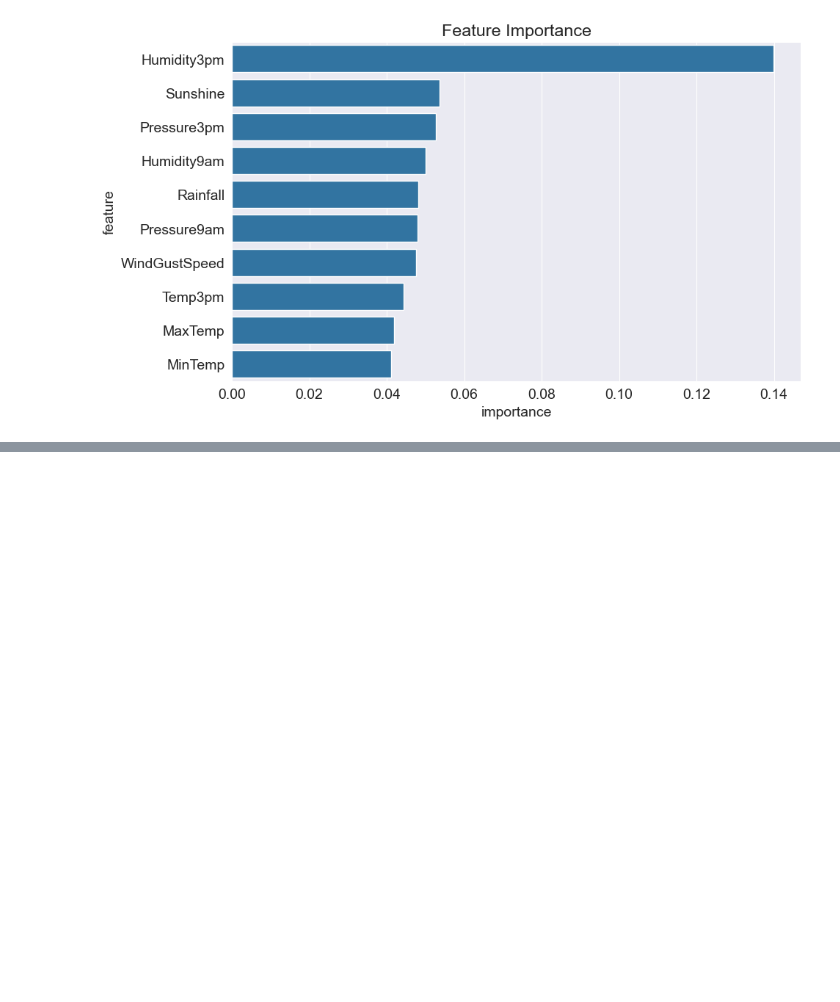
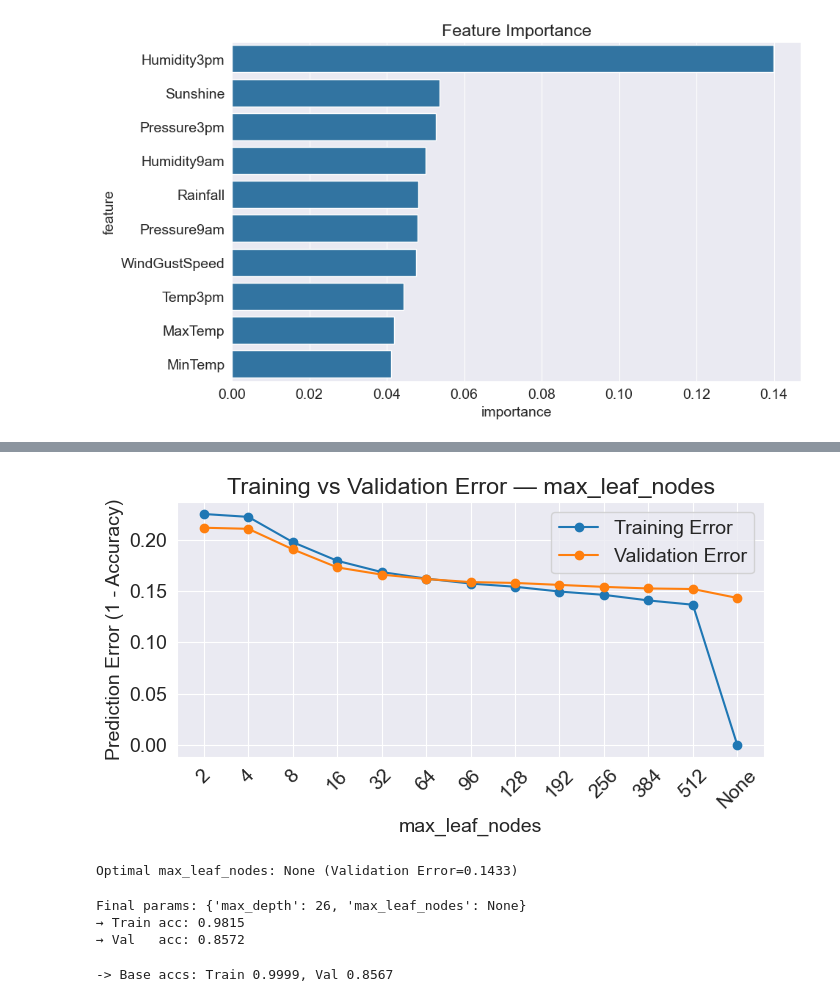
Before and after one commit to baldzhiyski/data-science-course, a Jupyter notebook: scikit-learn-course/desicion-trees-random-forest/decision-tree-forest.ipynb, the cells around one changed output, grey strips where cells are left out. Drawn from its saved outputs; the diff is of its cells as text; code cells hidden in the pictures; blank space fills up the shorter version.

```diff
--- a/scikit-learn-course/desicion-trees-random-forest/decision-tree-forest.ipynb
+++ b/scikit-learn-course/desicion-trees-random-forest/decision-tree-forest.ipynb
@@ -680,0 +835,26 @@ sns.barplot(data=importance_df.head(10), x='importance', y='feature');
+# %%
+# ---------- 2) max_leaf_nodes ----------
+# Reasonable sweep (powers of two + a few extras). Must be >= 2 for sklearn.
+max_leaf_values = [2, 4, 8, 16, 32, 64, 96, 128, 192, 256, 384, 512, None]
+mln_df, best_max_leaf_nodes = sweep_and_plot("max_leaf_nodes", max_leaf_values)
+# %% [output]
+[figure, added]
+Optimal max_leaf_nodes: None (Validation Error=0.1433)
+# %%
+# --- Test the combined best settings ---
+final_params = {
+    "max_depth": best_max_depth,                # e.g. from your sweep
+    "max_leaf_nodes": best_max_leaf_nodes       # e.g. from your sweep
+}
+train_acc, val_acc = test_params(**final_params)
+print("Final params:", final_params)
+print(f"→ Train acc: {train_acc:.4f}")
+print(f"→ Val   acc: {val_acc:.4f}")
+# %% [output]
+Final params: {'max_depth': 26, 'max_leaf_nodes': None}
+→ Train acc: 0.9815
+→ Val   acc: 0.8572
+# %%
+print(f"-> Base accs: Train {base_accs[0]:.4f}, Val {base_accs[1]:.4f}")
+# %% [output]
+-> Base accs: Train 0.9999, Val 0.8567
```
Also changed, not shown: parts of 37 cells of this notebook, 1 other file.
